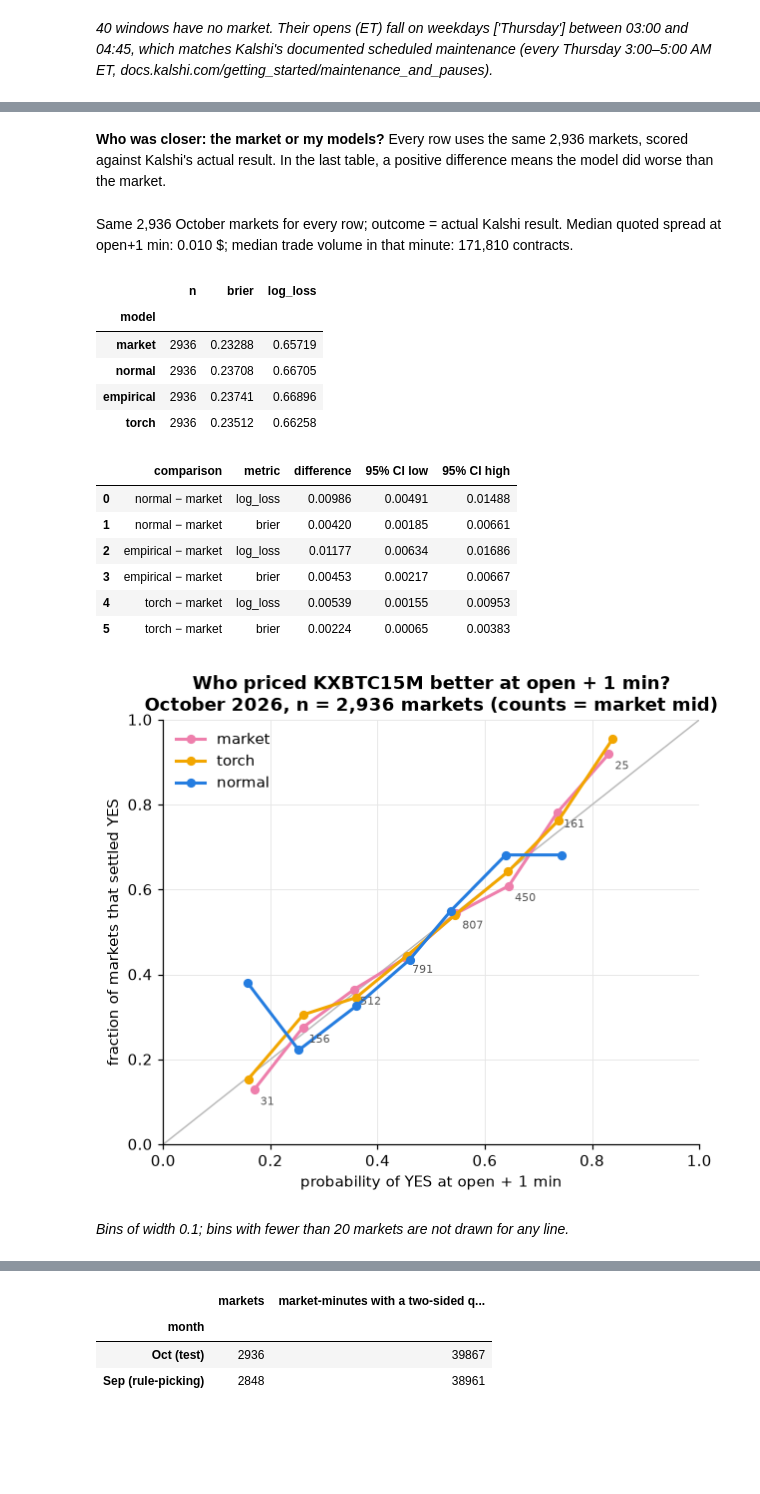
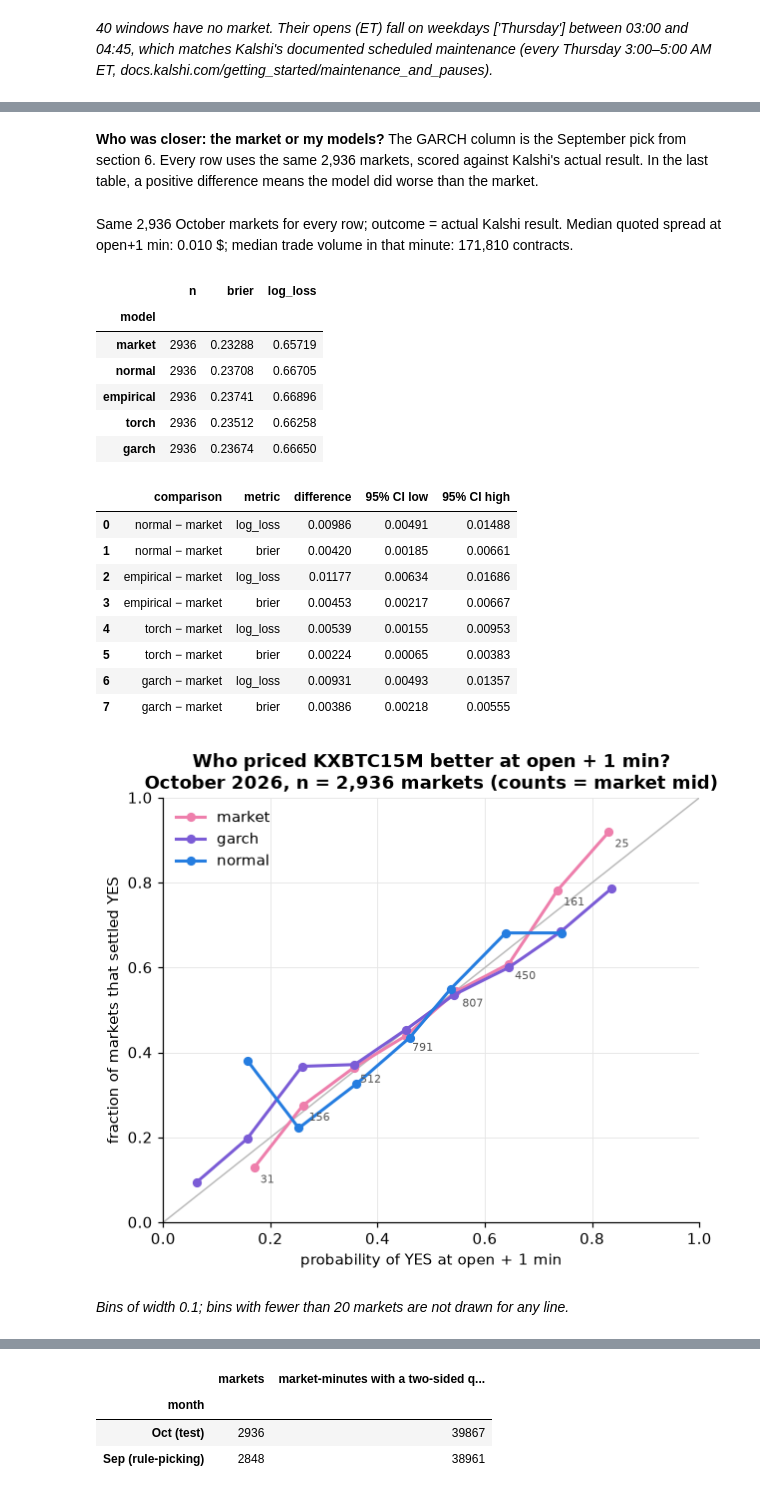
Before and after one commit to Austin513/Kalshi-Crypto, a Jupyter notebook: notebooks/btc_tails.ipynb, the cells around one changed output, grey strips where cells are left out. Cells and saved outputs as stored; diff of their text form; code cells hidden in the pictures; blank space fills up the shorter version.

```diff
--- a/notebooks/btc_tails.ipynb
+++ b/notebooks/btc_tails.ipynb
@@ -630,0 +655,16 @@ res.round(5)
+# %%
+W = W.sort_values("t_decision").reset_index(drop=True)
+r_all, t_all = W.r_bps.to_numpy(), W.t_decision.to_numpy()
+trm, vam, tem = [(W.split == s).to_numpy() for s in ("train", "val", "test")]
+
+scale = seasonal_scale(r_all[trm] - r_all[trm].mean(), t_all[trm])
+hours = np.arange(96) / 4
+fig, ax = plt.subplots(figsize=(8, 3.2))
+ax.plot(hours, scale * r_all[trm].std(), color=COLORS["garch"], marker="o", ms=2.5)
+for h, lab in [(13.5, "US stocks open\n(13:30 UTC)"), (0, "00:00 UTC")]:
+    ax.axvline(h, color="#bbb", lw=1, ls="--"); ax.text(h + 0.2, ax.get_ylim()[1] * 0.92, lab, fontsize=8, va="top")
+ax.set(xlabel="time of day (UTC)", ylabel="RMS 15-min return (bps)", xticks=range(0, 25, 3),
+       title="BTC volatility by time of day, May–Aug 2026")
+plt.tight_layout(); plt.show()
+show(f"Quietest quarter-hour: {hours[scale.argmin()]:.2f} UTC ({scale.min():.2f}× average). "
+     f"Most volatile: {hours[scale.argmax()]:.2f} UTC ({scale.max():.2f}× average).")
@@ -630,0 +759,20 @@ res.round(5)
+# %%
+oc = W.loc[tem, ["t_decision", "r_bps"]].assign(sig=g_sig[tem])
+oc["time"] = utc(oc.t_decision)
+fig, axes = plt.subplots(1, 2, figsize=(13, 3.8), gridspec_kw={"width_ratios": [2.2, 1]})
+ax = axes[0]
+ax.scatter(oc.time, oc.r_bps.abs(), s=2, color="#bbb", label="|actual 15-min move|")
+ax.plot(oc.time, oc.sig, color=COLORS["garch"], lw=1, label=f"{best_vol} forecast σ")
+ax.axhline(const_sd, color=COLORS["normal"], lw=1.2, ls="--", label=f"constant σ = {const_sd:.1f} bps")
+import matplotlib.dates as mdates
+ax.xaxis.set_major_formatter(mdates.DateFormatter("%b %d"))
+ax.set(ylim=(0, 120), ylabel="bps", title="October: forecast volatility vs. actual moves"); ax.legend(frameon=False, loc="upper left", fontsize=8)
+ax = axes[1]
+rel = reliability(TE["garch"], TE.y)
+ax.plot([0, 1], [0, 1], color="#bbb", lw=1)
+ax.plot(rel.mean_pred, rel.obs_freq, marker="o", ms=5, color=COLORS["garch"])
+ax.set(xlim=(0, 1), ylim=(0, 1), xlabel="predicted P(clear strike)", ylabel="observed frequency", title="Calibration, October")
+plt.tight_layout(); plt.show()
+z = (oc.r_bps - gm.mu) / oc.sig
+show(f"October moves divided by their forecast σ: sd {z.std():.2f} (1.00 if σ is right on average), "
+     f"excess kurtosis {stats.kurtosis(z):.1f} (0 for normal shocks, {6 / (gm.params['nu'] - 4):.1f} for the fitted t).")
@@ -739,5 +898,5 @@ ex3
 # %% [markdown]
-**Who was closer: the market or my models?** Every row uses the same 2,936 markets, scored against Kalshi's actual result. In the last table, a positive difference means the model did worse than the market.
+**Who was closer: the market or my models?** The GARCH column is the September pick from section 6. Every row uses the same 2,936 markets, scored against Kalshi's actual result. In the last table, a positive difference means the model did worse than the market.
 # %%
 win = df[["t_decision", "split"]].copy()
 win["y_h"] = (np.log(typ.reindex(win.t_decision + 840).to_numpy()) - np.log(mins["close"].reindex(win.t_decision).to_numpy())) * BPS
@@ -748,12 +907,14 @@ KE["normal"] = stats.norm.sf((KE.m * BPS - mu_h) / sd_h)
 ys = np.sort(ytr); KE["empirical"] = 1 - np.searchsorted(ys, KE.m.to_numpy() * BPS, side="left") / len(ys)   # P(y >= m)
 KE = KE.merge(W[["t_decision", "mu_t", "sig_t"]], left_on="t_decision_open", right_on="t_decision", how="left")
 KE["torch"] = stats.norm.sf((KE.m * BPS - KE.mu_t * ratio) / (KE.sig_t * ratio))
+KE = KE.merge(G, left_on="t_decision_open", right_on="t_decision", how="left", suffixes=("", "_g"))
+KE["garch"] = gm.prob_above(KE.m * BPS, KE.sig_g * ratio)
 KE["market"] = KE["mid"]
 KE["day"] = utc(KE.t_decision_open).dt.date
-KM = ["market", "normal", "empirical", "torch"]
+KM = ["market", "normal", "empirical", "torch", "garch"]
 ksc = score_table(KE.dropna(subset=KM), KM).set_index("model")[["n", "brier", "log_loss"]]
 kd = []
-for mdl in ["normal", "empirical", "torch"]:
+for mdl in ["normal", "empirical", "torch", "garch"]:
     for metric in ["log_loss", "brier"]:
         est, l, h = block_bootstrap_diff(KE.dropna(subset=KM), mdl, "market", metric)
         kd.append({"comparison": f"{mdl} − market", "metric": metric, "difference": est, "95% CI low": l, "95% CI high": h})
@@ -768,6 +929,7 @@ Same 2,936 October markets for every row; outcome = actual Kalshi result. Median
 | normal | 2936 | 0.23708 | 0.66705 |
 | empirical | 2936 | 0.23741 | 0.66896 |
 | torch | 2936 | 0.23512 | 0.66258 |
+| garch | 2936 | 0.23674 | 0.66650 |
 |  | comparison | metric | difference | 95% CI low | 95% CI high |
 | 0 | normal − market | log_loss | 0.00986 | 0.00491 | 0.01488 |
 | 1 | normal − market | brier | 0.00420 | 0.00185 | 0.00661 |
@@ -775,21 +937,23 @@ Same 2,936 October markets for every row; outcome = actual Kalshi result. Median
 | 3 | empirical − market | brier | 0.00453 | 0.00217 | 0.00667 |
 | 4 | torch − market | log_loss | 0.00539 | 0.00155 | 0.00953 |
 | 5 | torch − market | brier | 0.00224 | 0.00065 | 0.00383 |
+| 6 | garch − market | log_loss | 0.00931 | 0.00493 | 0.01357 |
+| 7 | garch − market | brier | 0.00386 | 0.00218 | 0.00555 |
 # %%
 fig, ax = plt.subplots(figsize=(5.8, 5))
 ax.plot([0, 1], [0, 1], color="#bbb", lw=1)
 MIN_BIN = 20
-for m in ["market", "torch", "normal"]:
+for m in ["market", "garch", "normal"]:
     rel = reliability(KE[m], KE.y); rel = rel[rel.n >= MIN_BIN]
     ax.plot(rel.mean_pred, rel.obs_freq, marker="o", ms=5, color=COLORS[m], label=m)
 rel = reliability(KE["market"], KE.y); rel = rel[rel.n >= MIN_BIN]
 for _, rr in rel.iterrows():
     ax.annotate(f"{rr.n}", (rr.mean_pred, rr.obs_freq), textcoords="offset points", xytext=(4, -10), fontsize=7, color="#555")
 ax.set(xlabel="probability of YES at open + 1 min", ylabel="fraction of markets that settled YES", xlim=(0, 1), ylim=(0, 1),
        title=f"Who priced KXBTC15M better at open + 1 min?\nOctober 2026, n = {len(KE):,} markets (counts = market mid)")
 ax.legend(frameon=False, loc="upper left"); plt.tight_layout(); plt.show()
 show(f"*Bins of width 0.1; bins with fewer than {MIN_BIN} markets are not drawn for any line.*")
 # %% [output]
-[figure, old version]
+[figure, new version]
 *Bins of width 0.1; bins with fewer than 20 markets are not drawn for any line.*
 # %% [markdown]
```
Also changed, not shown: parts of 22 cells of this notebook, 3 other files.
